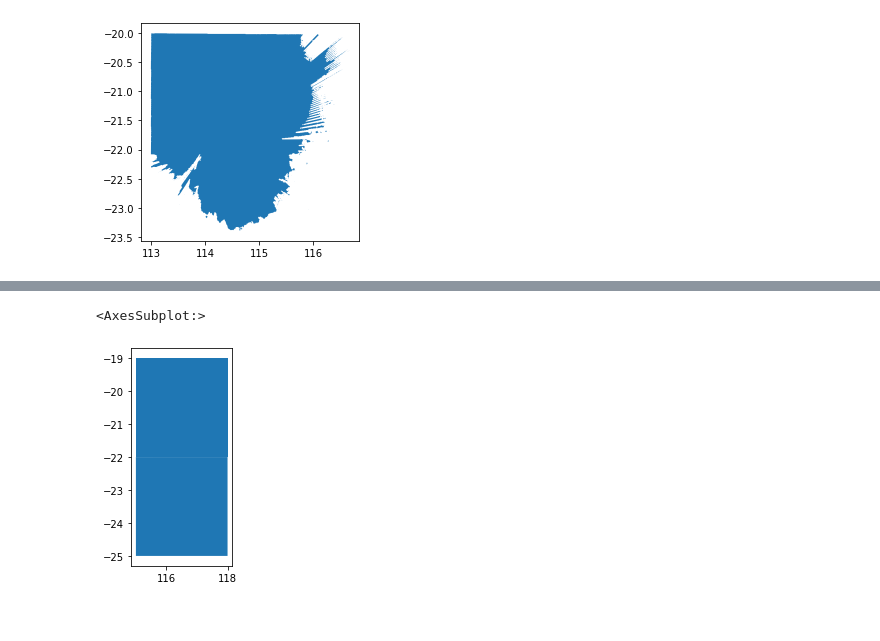
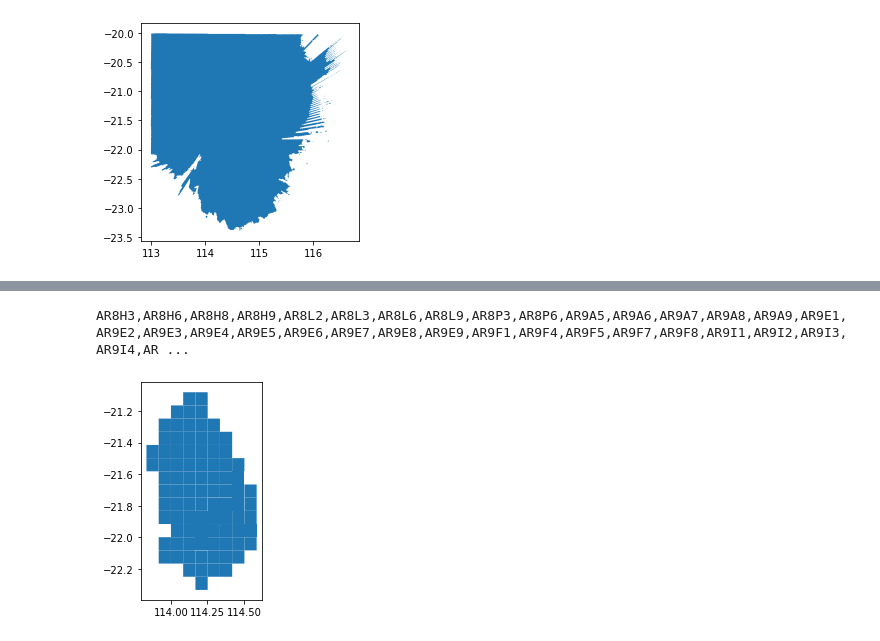
Before and after one commit to navnith-reddy/poly2hcis, a Jupyter notebook: poly2hcis.ipynb, the cells around one changed output, grey strips where cells are left out. Drawn from its saved outputs; the diff is of its cells as text; code cells hidden in the pictures.

```diff
--- a/poly2hcis.ipynb
+++ b/poly2hcis.ipynb
@@ -44,6 +35,9 @@ l3gdf.plot()
-# %%
-l4gdf = HCIS.poly2level(l4, inBand)
-l4gdf.plot()
-# %% [output]
-<AxesSubplot:>
-[figure, removed]
+# %%
+
+l1Oob = HCIS.poly2level(l1, oob)
+l1Oob.plot()
+mylist =l1Oob['HCIS_ID'].to_list()
+print(','.join(mylist))
+# %% [output]
+AR8H3,AR8H6,AR8H8,AR8H9,AR8L2,AR8L3,AR8L6,AR8L9,AR8P3,AR8P6,AR9A5,AR9A6,AR9A7,AR9A8,AR9A9,AR9E1,AR9E2,AR9E3,AR9E4,AR9E5,AR9E6,AR9E7,AR9E8,AR9E9,AR9F1,AR9F4,AR9F5,AR9F7,AR9F8,AR9I1,AR9I2,AR9I3,AR9I4,AR ...
+[figure, added]
```
Also changed, not shown: parts of 5 cells of this notebook, 3 other files.
